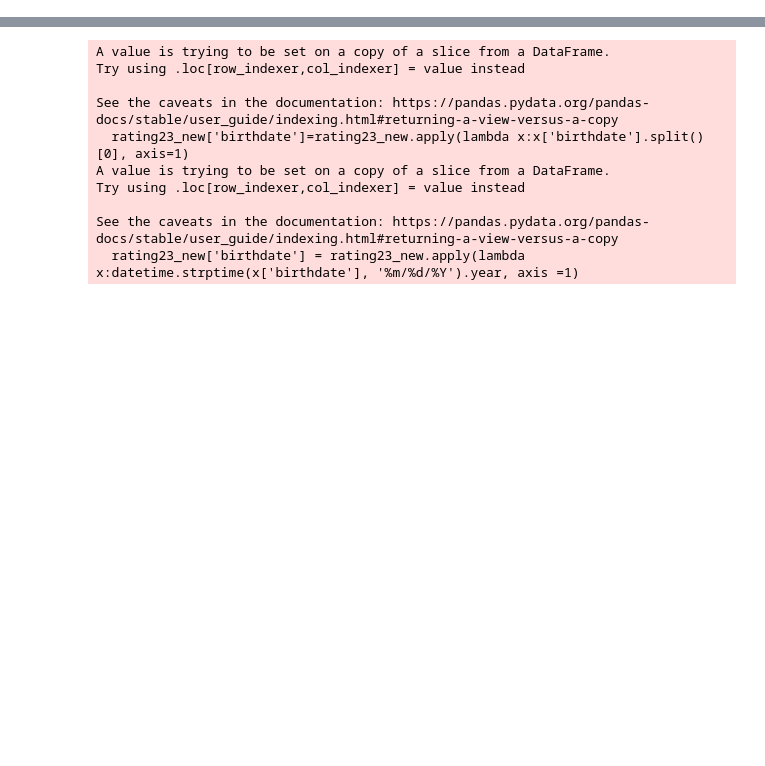
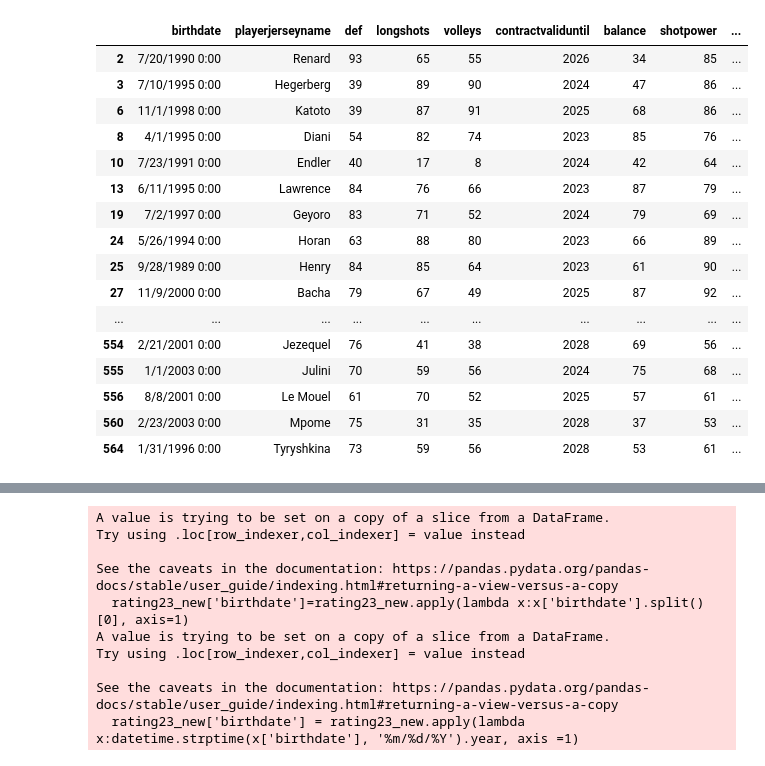
Before and after one commit to athornton2012/wc2023-delphi, a Jupyter notebook: data_cleaning/FIFA _rating_cleaning.ipynb, the cells around one changed output, grey strips where cells are left out. Cells and saved outputs as stored; diff of their text form; code cells hidden in the pictures; blank space fills up the shorter version.

```diff
--- a/data_cleaning/FIFA _rating_cleaning.ipynb
+++ b/data_cleaning/FIFA _rating_cleaning.ipynb
@@ -19,0 +56,20 @@ rating16 = pd.read_csv('../Datasets/FIFA/FIFA22_rating/female_players_16.csv')
+# %%
+rating23_2[rating23_2['leaguename'] == 'France Division 1 Feminine (1)']
+# %% [output]
+|  | birthdate | playerjerseyname | def | longshots | volleys | contractvaliduntil | balance | shotpower | ... |
+| 2 | 7/20/1990 0:00 | Renard | 93 | 65 | 55 | 2026 | 34 | 85 | ... |
+| 3 | 7/10/1995 0:00 | Hegerberg | 39 | 89 | 90 | 2024 | 47 | 86 | ... |
+| 6 | 11/1/1998 0:00 | Katoto | 39 | 87 | 91 | 2025 | 68 | 86 | ... |
+| 8 | 4/1/1995 0:00 | Diani | 54 | 82 | 74 | 2023 | 85 | 76 | ... |
+| 10 | 7/23/1991 0:00 | Endler | 40 | 17 | 8 | 2024 | 42 | 64 | ... |
+| 13 | 6/11/1995 0:00 | Lawrence | 84 | 76 | 66 | 2023 | 87 | 79 | ... |
+| 19 | 7/2/1997 0:00 | Geyoro | 83 | 71 | 52 | 2024 | 79 | 69 | ... |
+| 24 | 5/26/1994 0:00 | Horan | 63 | 88 | 80 | 2023 | 66 | 89 | ... |
+| 25 | 9/28/1989 0:00 | Henry | 84 | 85 | 64 | 2023 | 61 | 90 | ... |
+| 27 | 11/9/2000 0:00 | Bacha | 79 | 67 | 49 | 2025 | 87 | 92 | ... |
+| ... | ... | ... | ... | ... | ... | ... | ... | ... | ... |
+| 554 | 2/21/2001 0:00 | Jezequel | 76 | 41 | 38 | 2028 | 69 | 56 | ... |
+| 555 | 1/1/2003 0:00 | Julini | 70 | 59 | 56 | 2024 | 75 | 68 | ... |
+| 556 | 8/8/2001 0:00 | Le Mouel | 61 | 70 | 52 | 2025 | 57 | 61 | ... |
+| 560 | 2/23/2003 0:00 | Mpome | 75 | 31 | 35 | 2028 | 37 | 53 | ... |
+| 564 | 1/31/1996 0:00 | Tyryshkina | 73 | 59 | 56 | 2028 | 53 | 61 | ... |
```
Also changed, not shown: parts of 19 cells of this notebook.
